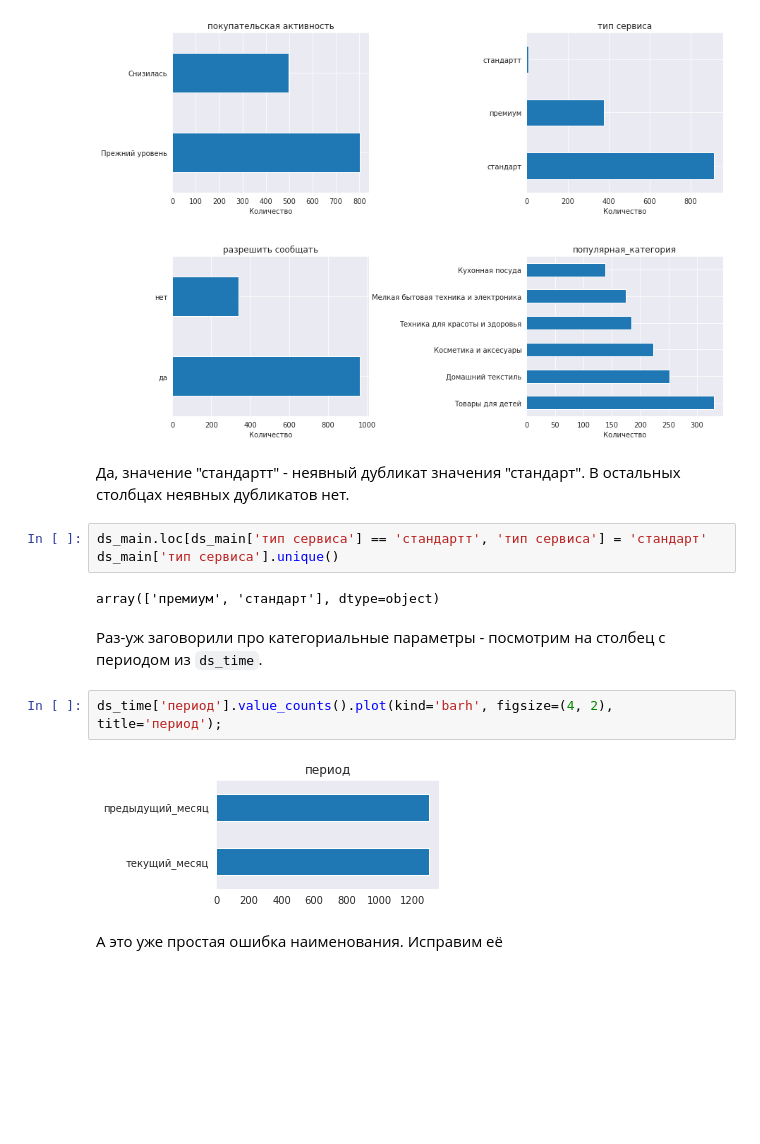
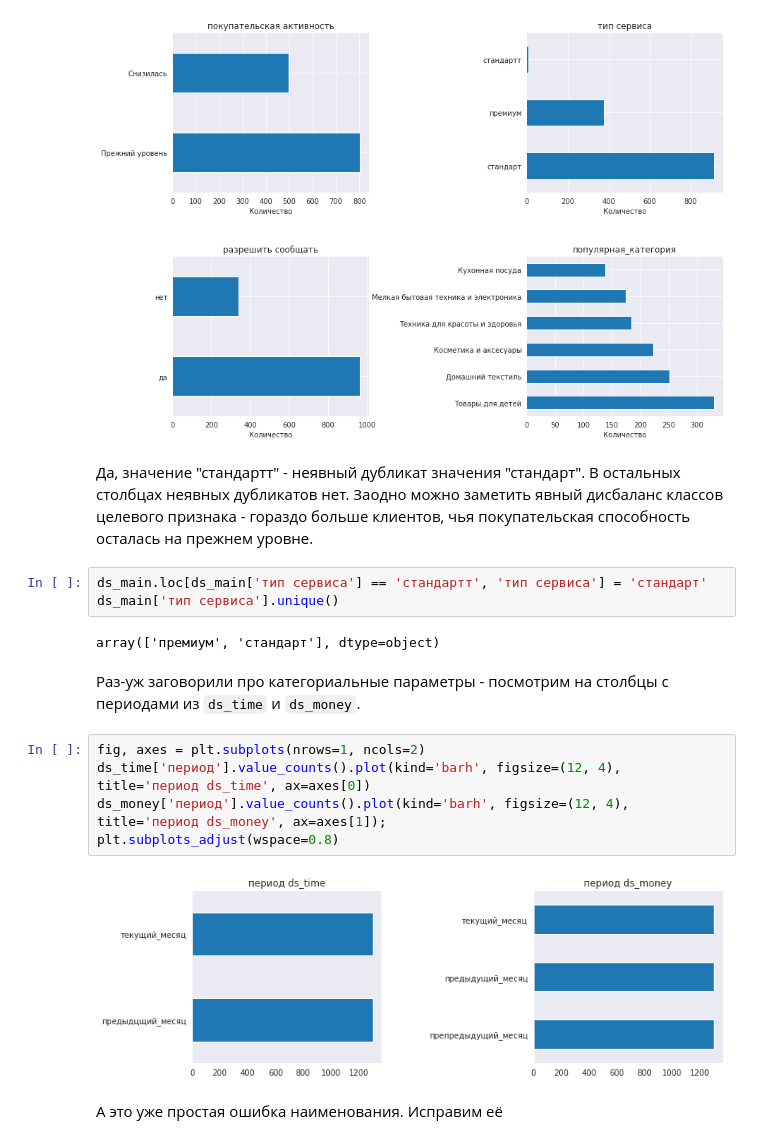
Before and after one commit to Maksim1004/data_science_studying, a Jupyter notebook: online_store_offers.ipynb, the cells around one changed output. Drawn from its saved outputs; the diff is of its cells as text; blank space fills up the shorter version.

```diff
--- a/online_store_offers.ipynb
+++ b/online_store_offers.ipynb
@@ -266,18 +269,21 @@ plt.show()
 # %% [output]
 [figure]
 # %% [markdown]
-Да, значение "стандартт" - неявный дубликат значения "стандарт". В остальных столбцах неявных дубликатов нет.
+Да, значение "стандартт" - неявный дубликат значения "стандарт". В остальных столбцах неявных дубликатов нет. Заодно можно заметить явный дисбаланс классов целевого признака - гораздо больше клиентов, чья покупательская способность осталась на прежнем уровне.
 # %%
 ds_main.loc[ds_main['тип сервиса'] == 'стандартт', 'тип сервиса'] = 'стандарт'
 ds_main['тип сервиса'].unique()
 # %% [output]
 array(['премиум', 'стандарт'], dtype=object)
 # %% [markdown]
-Раз-уж заговорили про категориальные параметры - посмотрим на столбец с периодом из `ds_time`.
+Раз-уж заговорили про категориальные параметры - посмотрим на столбцы с периодами из `ds_time` и `ds_money`.
-# %%
-ds_time['период'].value_counts().plot(kind='barh', figsize=(4, 2), title='период');
-# %% [output]
-[figure, removed]
+# %%
+fig, axes = plt.subplots(nrows=1, ncols=2)
+ds_time['период'].value_counts().plot(kind='barh', figsize=(12, 4), title='период ds_time', ax=axes[0])
+ds_money['период'].value_counts().plot(kind='barh', figsize=(12, 4), title='период ds_money', ax=axes[1]);
+plt.subplots_adjust(wspace=0.8)
+# %% [output]
+[figure, added]
 # %% [markdown]
 А это уже простая ошибка наименования. Исправим её
 # %%
```
Also changed, not shown: parts of 28 cells of this notebook.
